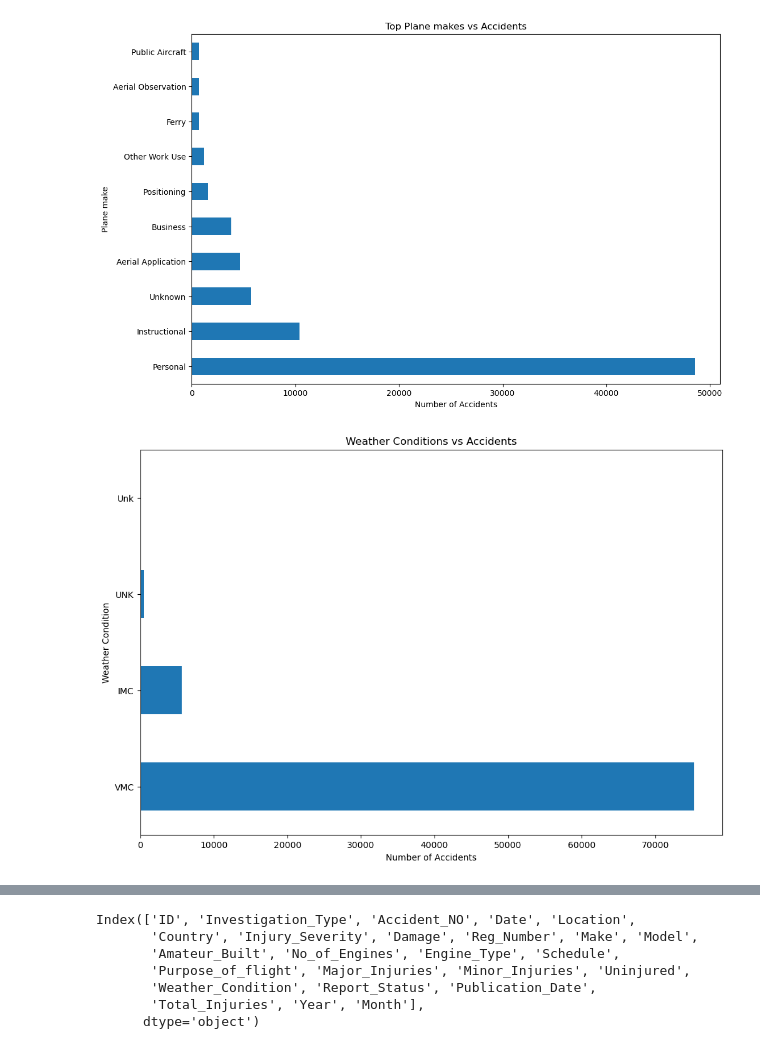
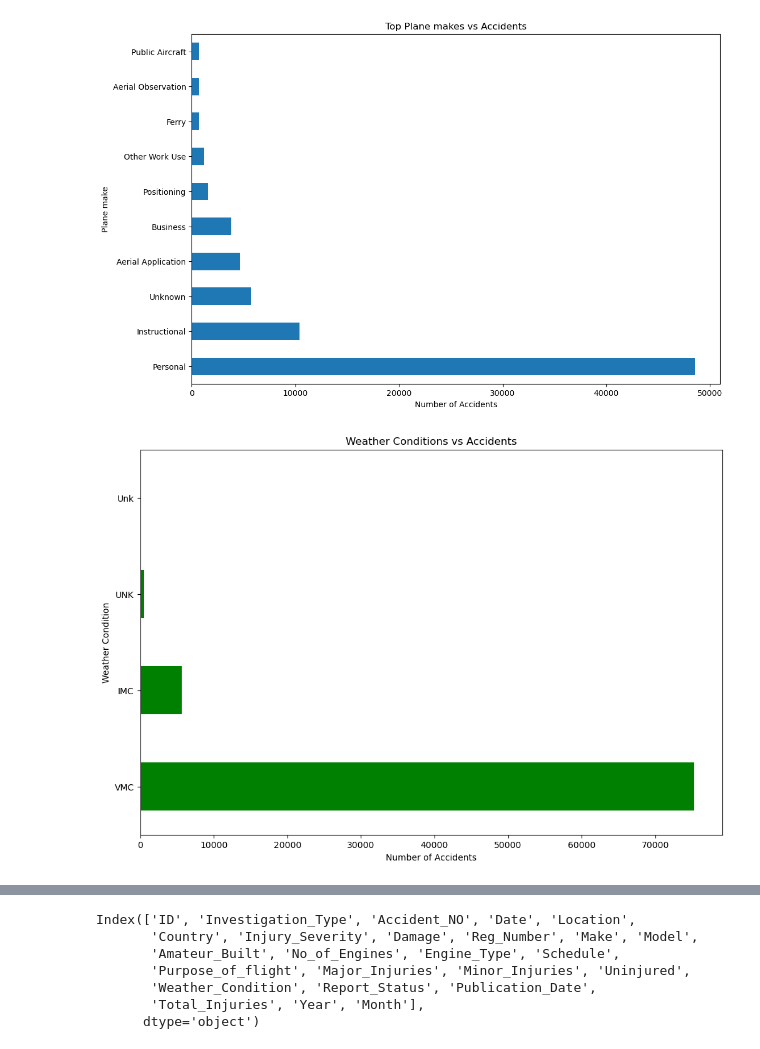
Before and after one commit to Mulwajoseph/Flight-Damage-Stats, a Jupyter notebook: joseph.ipynb, the cells around one changed output, grey strips where cells are left out. Drawn from its saved outputs; the diff is of its cells as text; code cells hidden in the pictures.

```diff
--- a/joseph.ipynb
+++ b/joseph.ipynb
@@ -709,15 +709,15 @@ plt.show()
 # %%
 #Weather Conditions vs Accident
 weather = USData['Weather_Condition'].value_counts()
 
 plt.figure(figsize=(12, 8))
-weather.plot(kind='barh')
+weather.plot(kind='barh',color='green')
 plt.title('Weather Conditions vs Accidents')
 plt.xlabel('Number of Accidents')
 plt.ylabel('Weather Condition')
 plt.show()
 # %% [output]
-[figure, old version]
+[figure, new version]
 # %%
 
 
```
Also changed, not shown: parts of 1 cell of this notebook.
